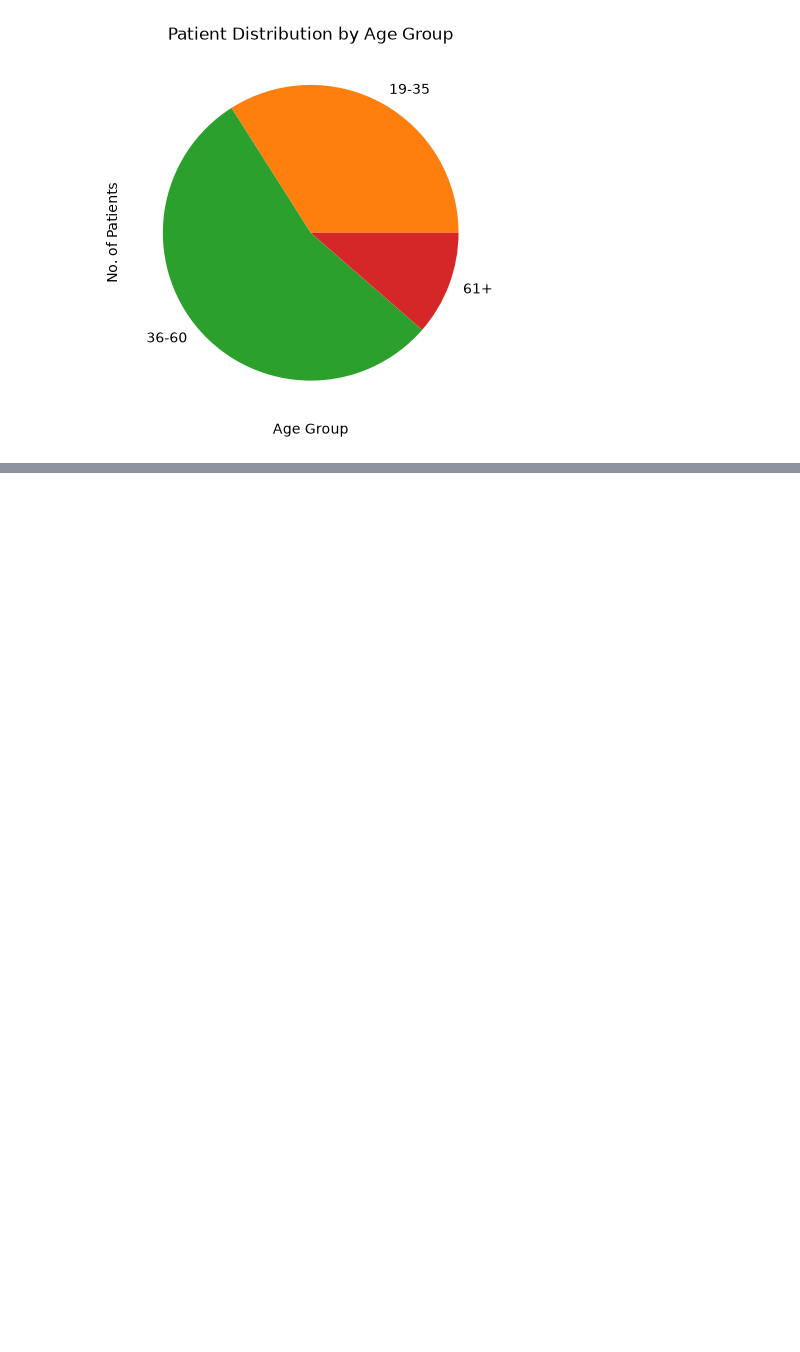
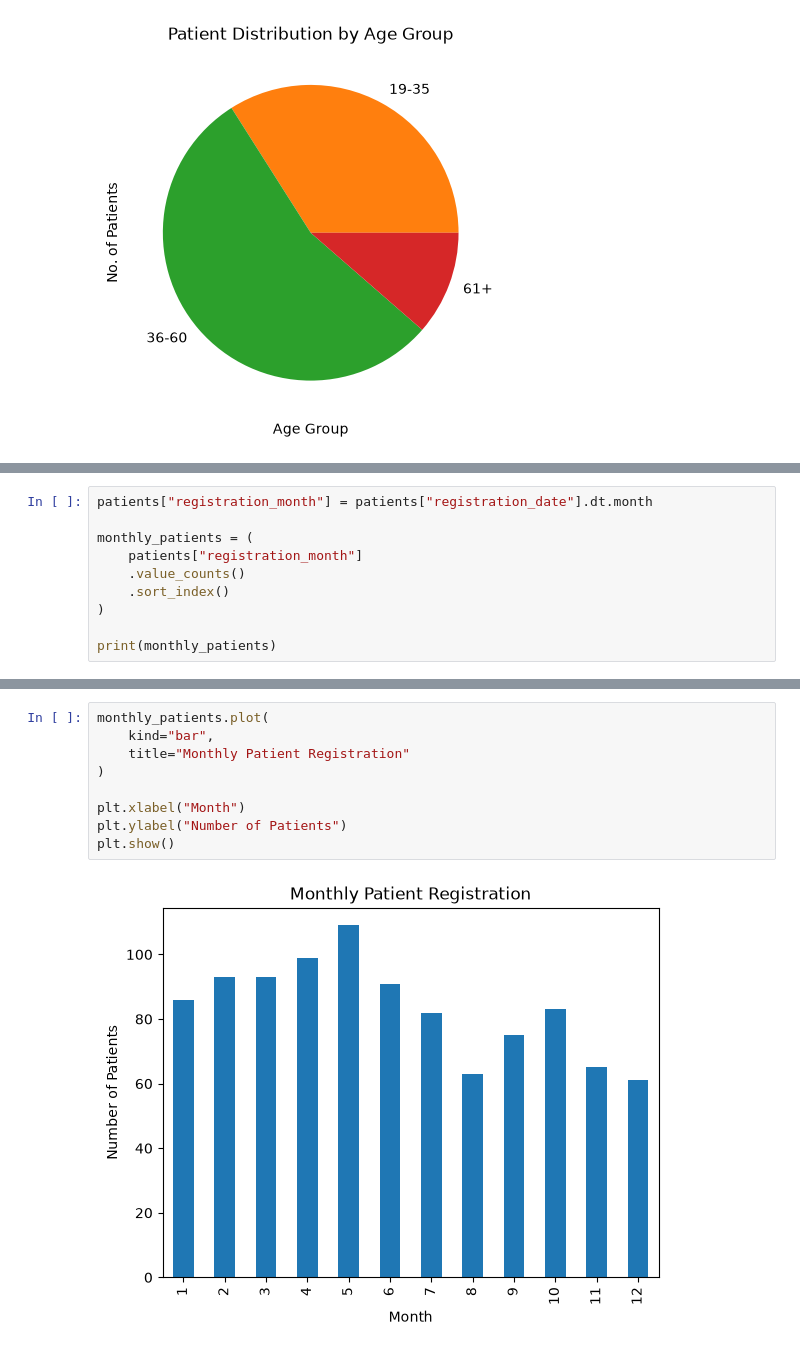
Before and after one commit to Anandmohan2006/Healthcare_analysis, a Jupyter notebook: Python/Healthcare_Analysis.ipynb, the cells around one changed output, grey strips where cells are left out. Cells and saved outputs as stored; diff of their text form; blank space fills up the shorter version.

```diff
--- a/Python/Healthcare_Analysis.ipynb
+++ b/Python/Healthcare_Analysis.ipynb
@@ -141,0 +188,10 @@ plt.show()
+# %%
+patients["registration_month"] = patients["registration_date"].dt.month
+
+monthly_patients = (
+    patients["registration_month"]
+    .value_counts()
+    .sort_index()
+)
+
+print(monthly_patients)
@@ -141,0 +213,11 @@ plt.show()
+# %%
+monthly_patients.plot(
+    kind="bar",
+    title="Monthly Patient Registration"
+)
+
+plt.xlabel("Month")
+plt.ylabel("Number of Patients")
+plt.show()
+# %% [output]
+[figure, added]
```
Also changed, not shown: parts of 7 cells of this notebook.
